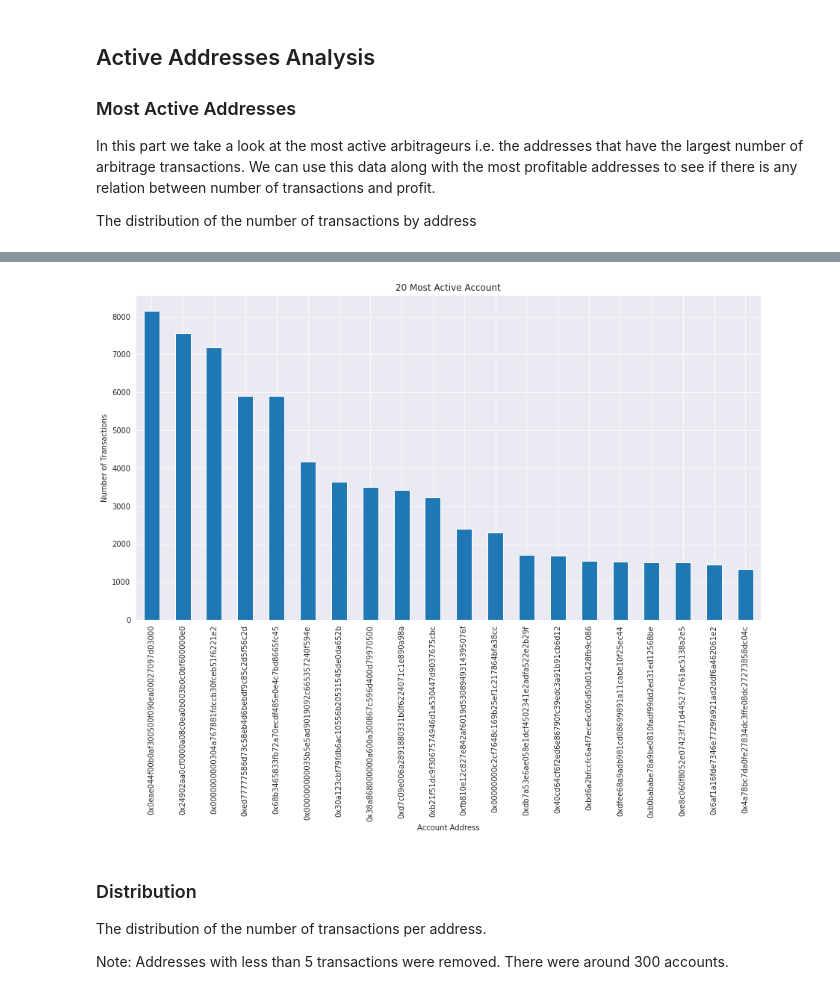
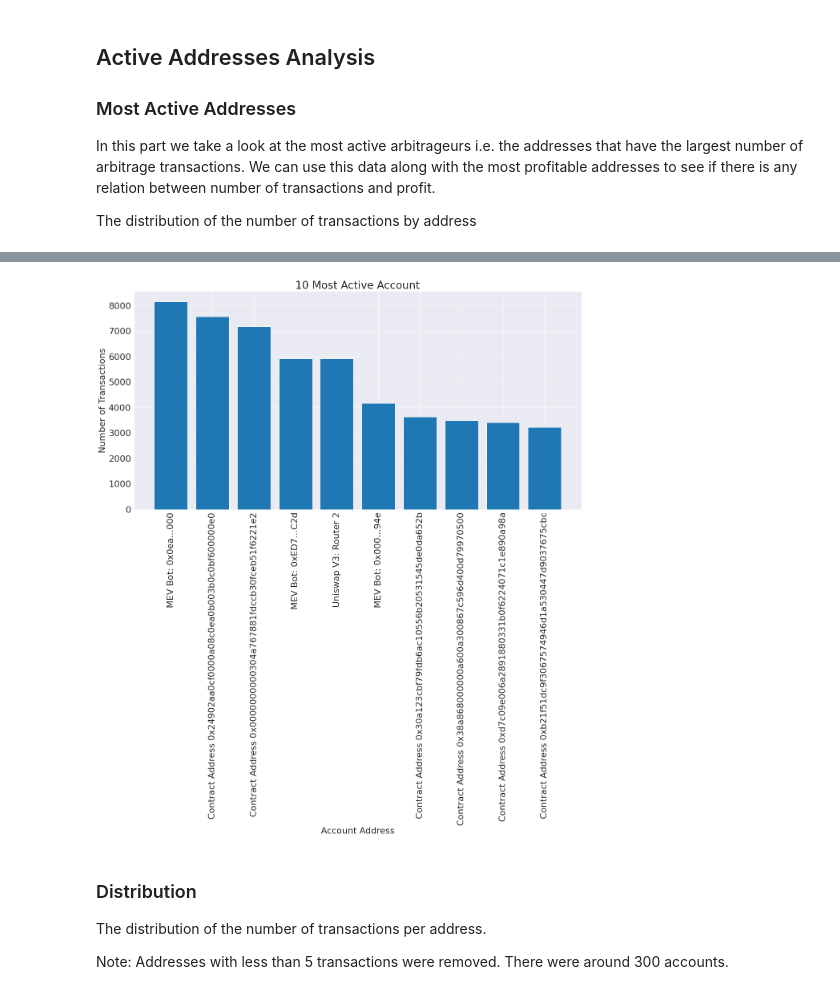
Before and after one commit to noushkia/mev-analysis, a Jupyter notebook: arb_analysis_post_merge.ipynb, the cells around one changed output, grey strips where cells are left out. Cells and saved outputs as stored; diff of their text form; code cells hidden in the pictures.

```diff
--- a/arb_analysis_post_merge.ipynb
+++ b/arb_analysis_post_merge.ipynb
@@ -5,6 +5,9 @@ import pandas as pd
 import numpy as np
 import matplotlib.pyplot as plt
 import seaborn as sns
+# %%
+import matplotlib as mpl
+mpl.rcParams['font.size'] = 22
 # %% [markdown]
 # Data Collection
 
@@ -398,12 +408,14 @@ The distribution of the number of transactions by address
 # %%
 # Count the number of transactions for each account address
 transactions_by_address = arb_df['account_address'].value_counts()
+account_name_tags = _get_name_tags(transactions_by_address.head(10).index)
 
 # Plot the results as a bar chart
-plt.figure(figsize=(15, 8))
-transactions_by_address.head(20).plot(kind='bar')
-plt.title('20 Most Active Account')
+plt.figure(figsize=(20, 10))
+plt.bar(transactions_by_address.head(10).index.map(account_name_tags), transactions_by_address.head(10))
+plt.title('10 Most Active Account')
 plt.xlabel('Account Address')
 plt.ylabel('Number of Transactions')
+plt.xticks(rotation=90)
 plt.show()
 # %% [output]
@@ -410,4 +432,4 @@ plt.show()
-[figure, old version]
+[figure, new version]
 # %% [markdown]
 ### Distribution
 
```
Also changed, not shown: parts of 22 cells of this notebook, 5 other files.
